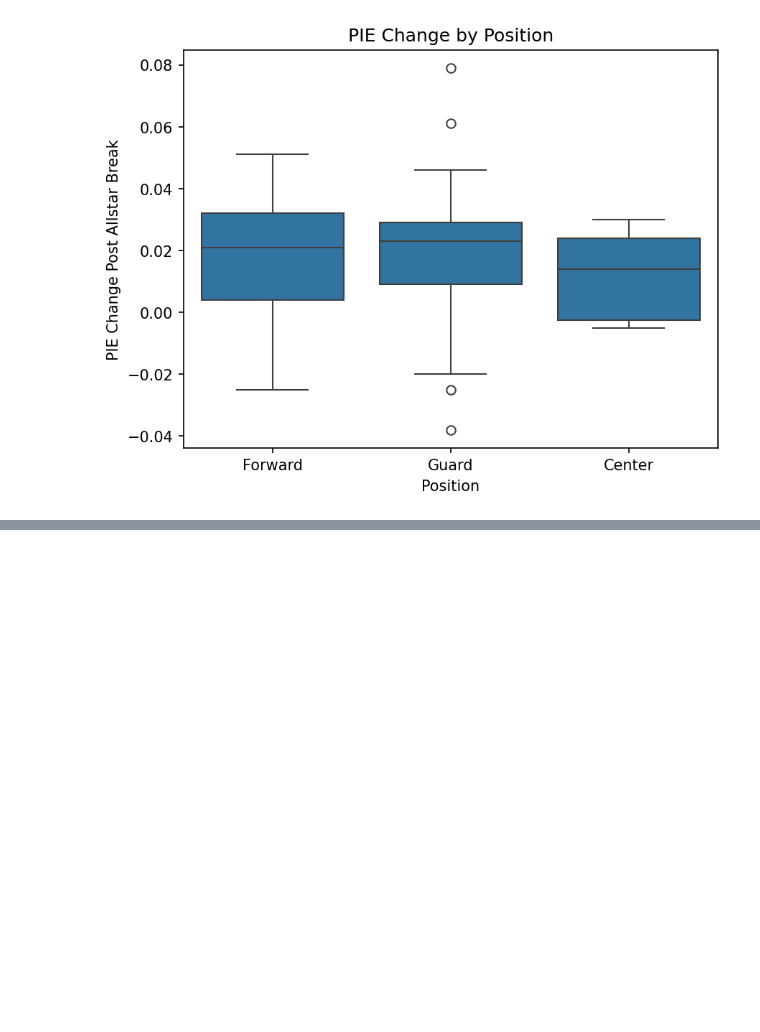
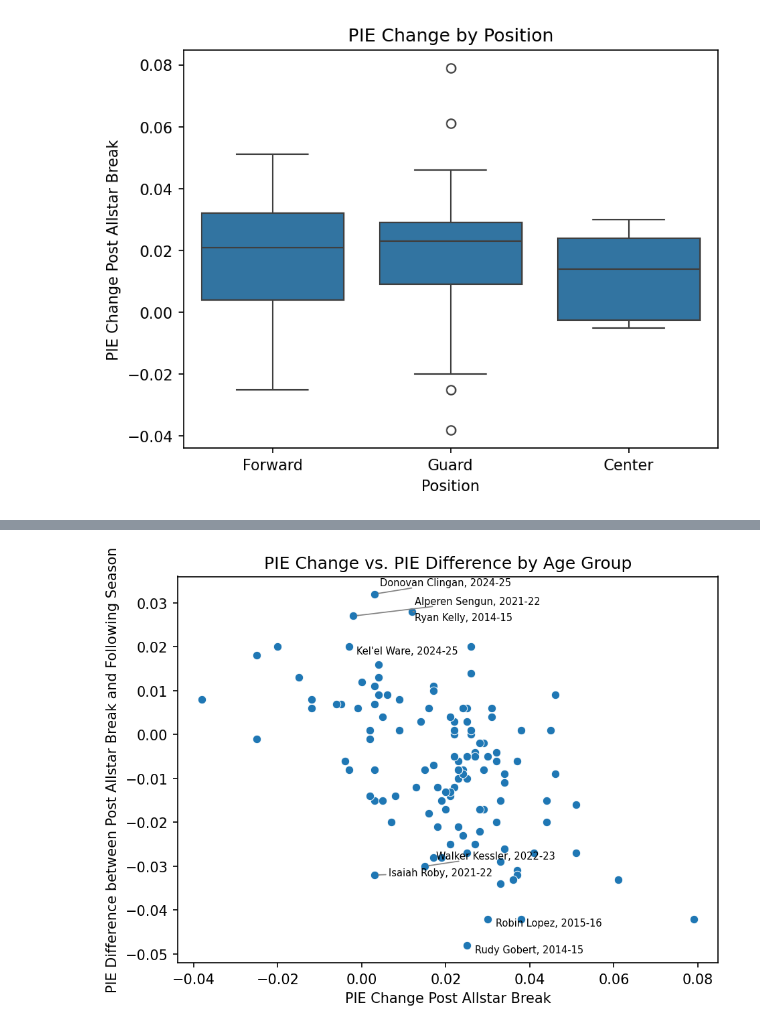
Before and after one commit to BigMikeZ/nba_breakout_analysis, a Jupyter notebook: nba_breakout_final_report.ipynb, the cells around one changed output, grey strips where cells are left out. Saved outputs shown, nothing was run; the diff lists cells and outputs as text; code cells hidden in the pictures; blank space fills up the shorter version.

```diff
--- a/nba_breakout_final_report.ipynb
+++ b/nba_breakout_final_report.ipynb
@@ -50,0 +57,4 @@ Image('plots/position_boxplot.png')
+# %%
+Image('plots/outlier_scatter.png')
+# %% [output]
+[figure, added]
```
Also changed, not shown: parts of 4 cells of this notebook.
